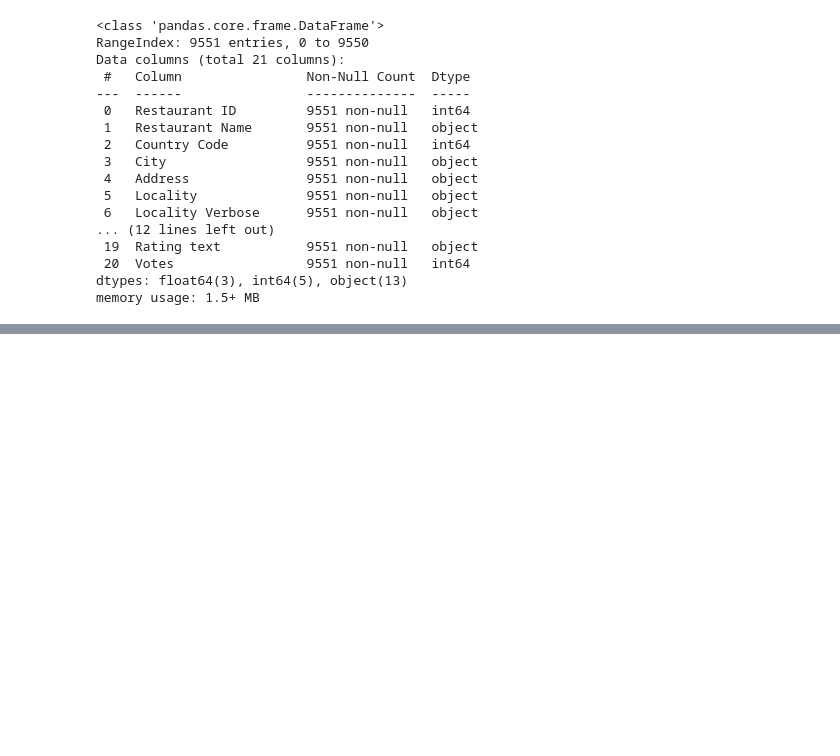
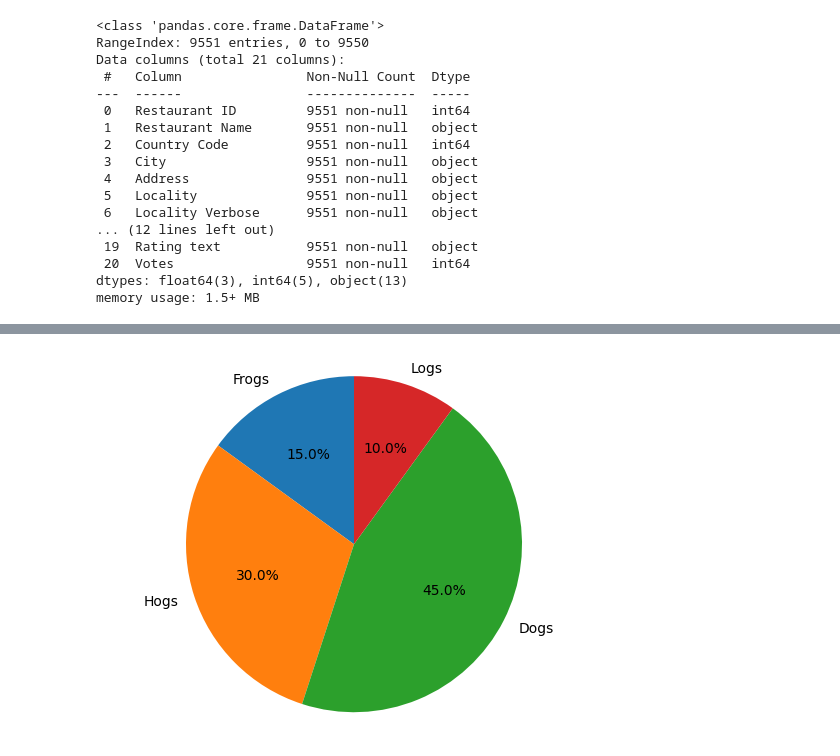
Before and after one commit to gowtham-dd/Data-Science-Basics, a Jupyter notebook: DataVisualization.ipynb, the cells around one changed output, grey strips where cells are left out. Cells and saved outputs as stored; diff of their text form; code cells hidden in the pictures; blank space fills up the shorter version.

```diff
--- a/DataVisualization.ipynb
+++ b/DataVisualization.ipynb
@@ -384,0 +464,10 @@ fig.show()
+# %%
+#pie chart
+import matplotlib.pyplot as plt
+labels = 'Frogs', 'Hogs', 'Dogs', 'Logs'
+sizes = [15, 30, 45, 10]
+plt.pie(sizes,labels=labels,startangle=90,autopct='%1.1f%%')
+plt.axis('equal')
+plt.show()
+# %% [output]
+[figure, added]
```
Also changed, not shown: parts of 14 cells of this notebook.
